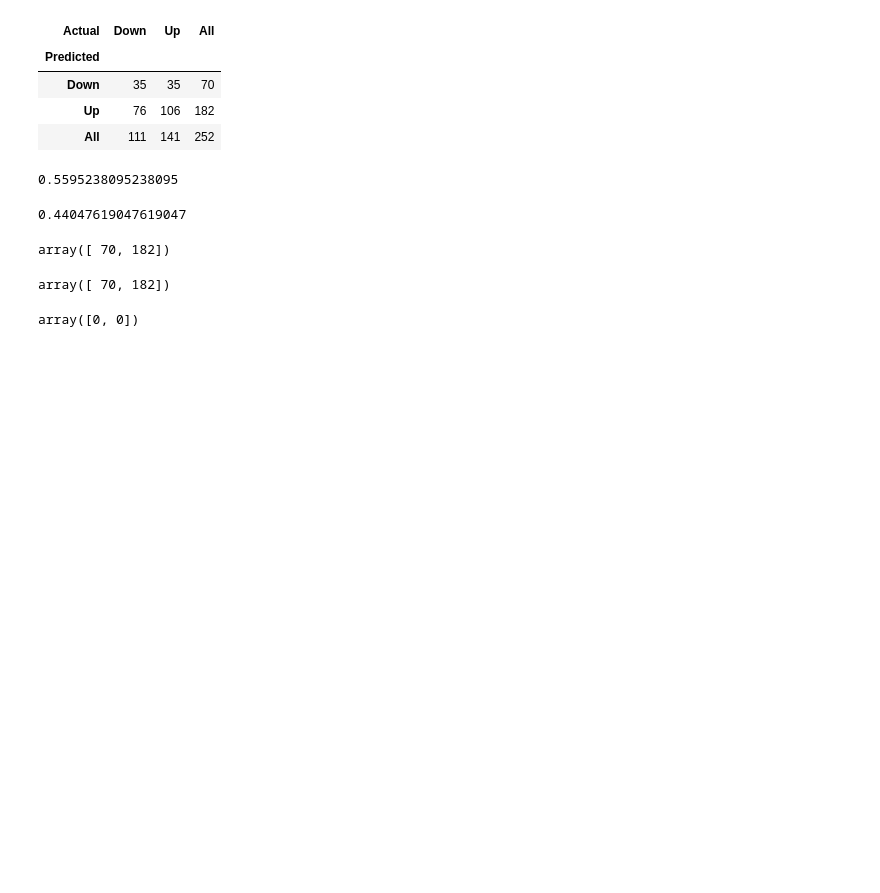
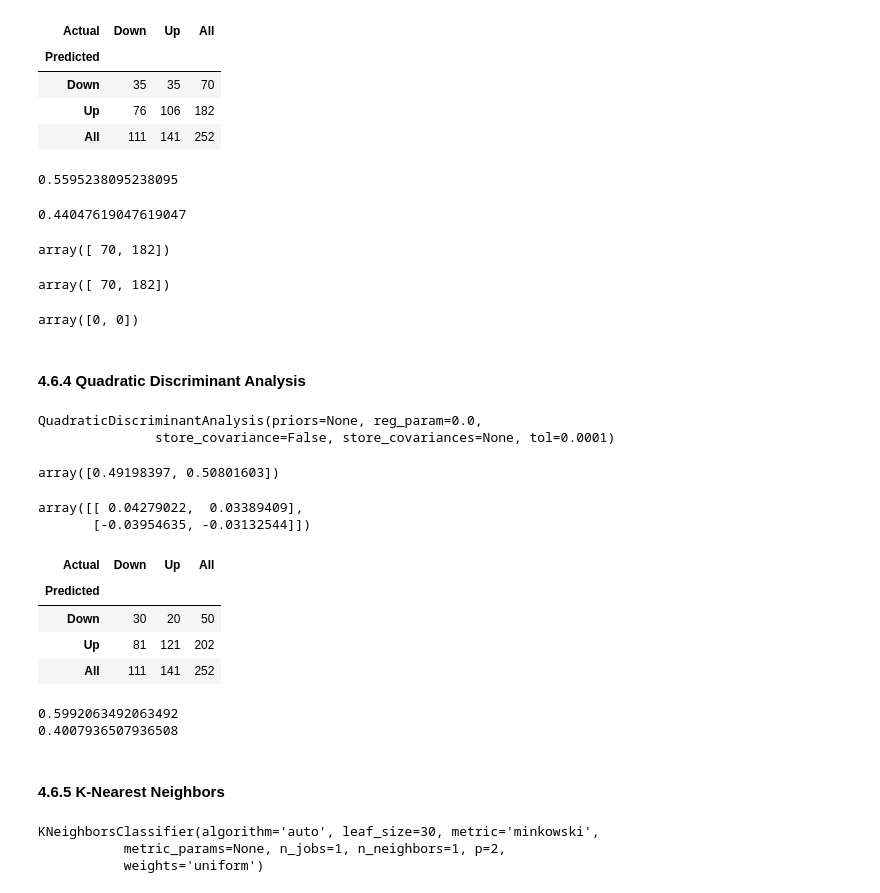
Before and after one commit to DTRuiz/ISLpy, a Jupyter notebook: Chapter4_notes.ipynb, the cells around one changed output. Saved outputs shown, nothing was run; the diff lists cells and outputs as text; code cells hidden in the pictures; blank space fills up the shorter version.

```diff
--- a/Chapter4_notes.ipynb
+++ b/Chapter4_notes.ipynb
@@ -535,3 +535,5 @@ array([ 70, 182])
 sum(lda_fit.predict_proba(x_test)>.9)
 # %% [output]
 array([0, 0])
+# %% [markdown]
+#### 4.6.4 Quadratic Discriminant Analysis
@@ -537,0 +542,36 @@ array([0, 0])
+# %%
+clf = QDA()
+clf.fit(x_train, y_train)
+# %% [output]
+QuadraticDiscriminantAnalysis(priors=None, reg_param=0.0,
+               store_covariance=False, store_covariances=None, tol=0.0001)
+# %%
+# Prior probabilites of groups:
+clf.priors_
+# %% [output]
+array([0.49198397, 0.50801603])
+# %%
+# Group means
+clf.means_
+# %% [output]
+array([[ 0.04279022,  0.03389409],
+       [-0.03954635, -0.03132544]])
+# %%
+pd.crosstab(clf.predict(x_test), df_test['Direction'], rownames=['Predicted'],
+           colnames=['Actual'], margins=True)
+# %% [output]
+| Actual | Down | Up | All |
+| Predicted |  |  |  |
+| Down | 30 | 20 | 50 |
+| Up | 81 | 121 | 202 |
+| All | 111 | 141 | 252 |
+# %%
+# accuracy
+print((30+121)/252)
+# error rate
+print(1-((30+121)/252))
+# %% [output]
+0.5992063492063492
+0.4007936507936508
+# %% [markdown]
+#### 4.6.5 K-Nearest Neighbors
@@ -537,0 +580,7 @@ array([0, 0])
+# %%
+neigh = KNNc(n_neighbors=1)
+neigh.fit(x_train, y_train)
+# %% [output]
+KNeighborsClassifier(algorithm='auto', leaf_size=30, metric='minkowski',
+           metric_params=None, n_jobs=1, n_neighbors=1, p=2,
+           weights='uniform')
```
Also changed, not shown: parts of 21 cells of this notebook.
